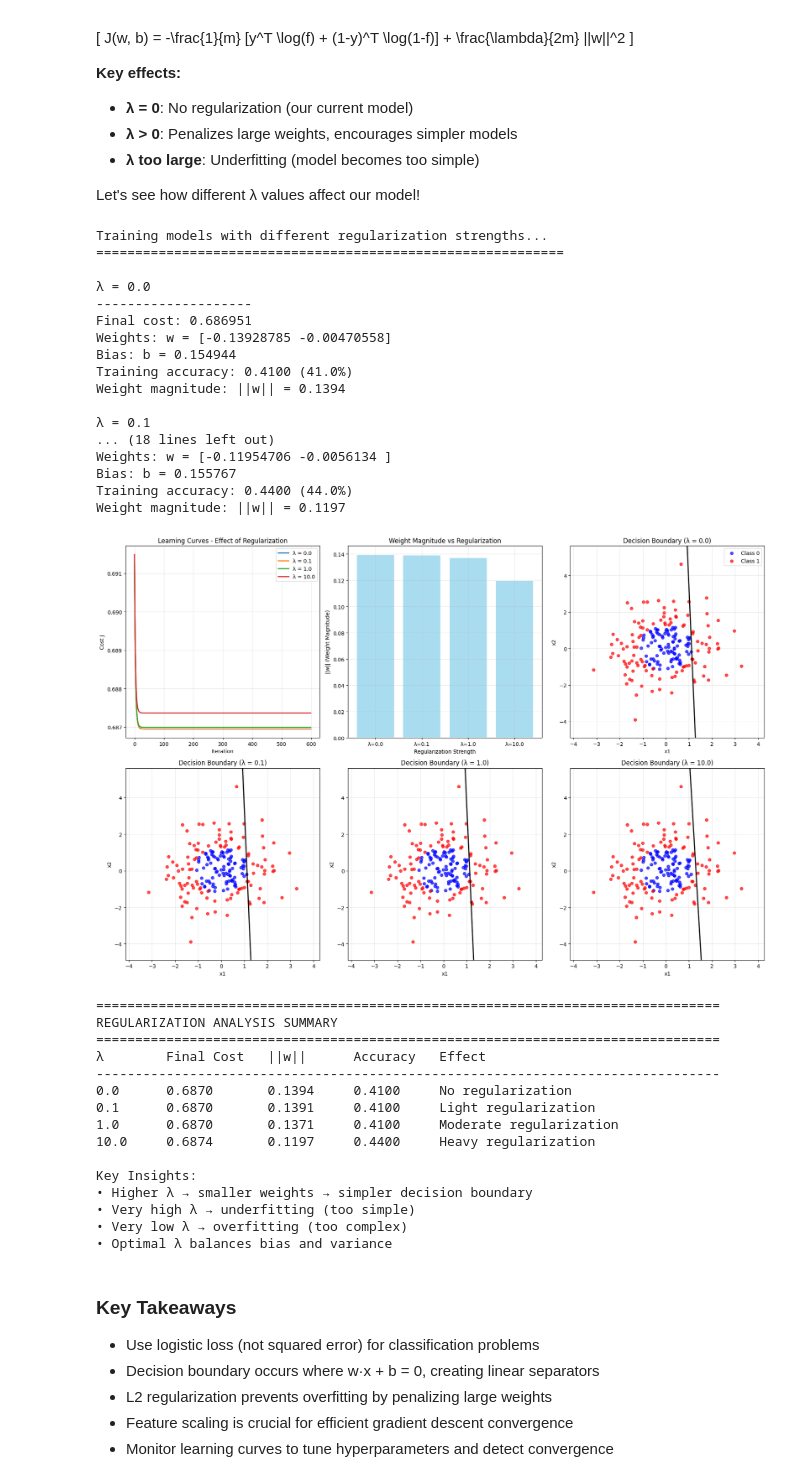
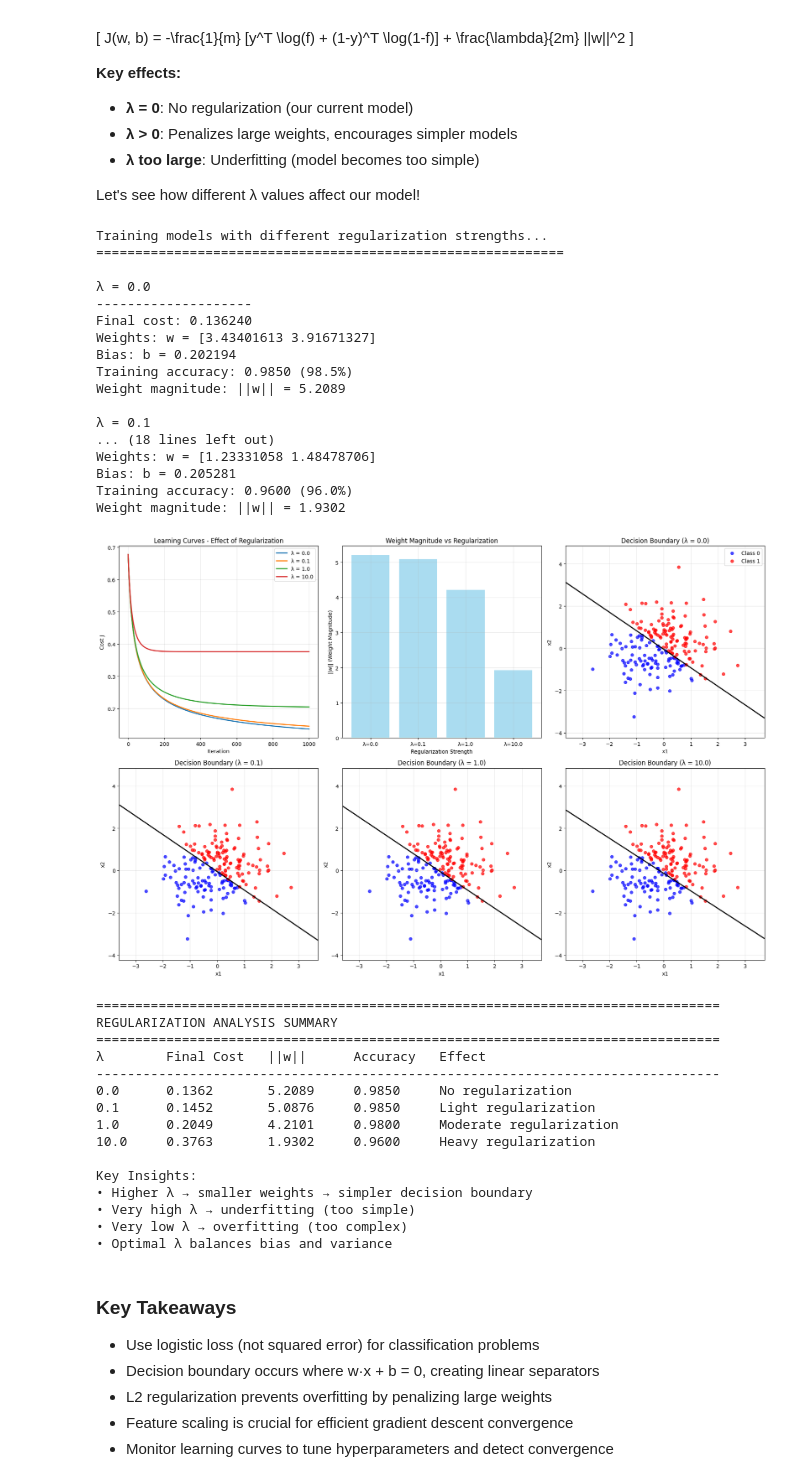
Before and after one commit to Krispy145/ml-foundations, a Jupyter notebook: notebooks/03-logistic-regression.ipynb, the cells around one changed output. Cells and saved outputs as stored; diff of their text form; code cells hidden in the pictures.

```diff
--- a/notebooks/03-logistic-regression.ipynb
+++ b/notebooks/03-logistic-regression.ipynb
@@ -118,12 +118,12 @@ np.random.seed(42)  # For reproducible results
 m = 200
 
 # Generate features
-x1 = np.random.normal(0.0, 1.2, size=m)
-x2 = np.random.normal(0.0, 1.2, size=m)
+x1 = np.random.normal(0.0, 1.0, size=m)
+x2 = np.random.normal(0.0, 1.0, size=m)
 
-# Create a non-linear decision boundary: circle
-# Points inside the circle (radius > 1.5) are class 1, outside are class 0
-y = ((x1**2 + x2**2) > 1.5).astype(int)
+# Create a linear decision boundary: x1 + x2 = 0
+# Points above the line (x1 + x2 > 0) are class 1, below are class 0
+y = (x1 + x2 > 0).astype(int)
 
 # Combine features into design matrix
 X = np.column_stack([x1, x2])
@@ -133,15 +133,14 @@ plt.figure(figsize=(10, 8))
 plt.scatter(X[y==0, 0], X[y==0, 1], s=50, label='Class 0', alpha=0.7, color='blue')
 plt.scatter(X[y==1, 0], X[y==1, 1], s=50, label='Class 1', alpha=0.7, color='red')
 
-# Draw the true decision boundary (circle)
-theta = np.linspace(0, 2*np.pi, 100)
-circle_x = np.sqrt(1.5) * np.cos(theta)
-circle_y = np.sqrt(1.5) * np.sin(theta)
-plt.plot(circle_x, circle_y, 'k--', linewidth=2, label='True decision boundary')
+# Draw the true decision boundary (line: x1 + x2 = 0)
+x_line = np.linspace(-3, 3, 100)
+y_line = -x_line  # x1 + x2 = 0, so x2 = -x1
+plt.plot(x_line, y_line, 'k--', linewidth=2, label='True decision boundary (x1 + x2 = 0)')
 
 plt.xlabel('x1')
 plt.ylabel('x2')
-plt.title('Synthetic Classification Dataset\n(Circular Decision Boundary)')
+plt.title('Synthetic Classification Dataset\n(Linear Decision Boundary)')
 plt.legend()
 plt.grid(True, alpha=0.3)
 plt.axis('equal')
@@ -360,7 +359,7 @@ Let's train our first logistic regression model and observe the learning curve.
 # %%
 # Train the model
 print("Training logistic regression model...")
-model = gradient_descent(X, y, alpha=0.5, iters=800, reg_lambda=0.0, verbose=True)
+model = gradient_descent(X, y, alpha=0.1, iters=1000, reg_lambda=0.0, verbose=True)
 
 # Plot learning curve
 plt.figure(figsize=(10, 6))
@@ -378,7 +377,7 @@ print(f"Final bias: b = {model['b']:.6f}")
 # Check convergence
 cost_change = model['J_hist'][-10] - model['J_hist'][-1]
 print(f"Cost change in last 10 iterations: {cost_change:.8f}")
-if cost_change < 1e-6:
+if cost_change < 1e-3:
     print("✅ Model has converged!")
 else:
     print("⚠️ Model may need more iterations or different learning rate")
@@ -516,7 +517,7 @@ for lam in lambdas:
     print("-" * 20)
 
     # Train model
-    out = gradient_descent(X, y, alpha=0.5, iters=600, reg_lambda=lam, verbose=False)
+    out = gradient_descent(X, y, alpha=0.1, iters=1000, reg_lambda=lam, verbose=False)
     results[lam] = out
 
     # Calculate accuracy
@@ -586,52 +587,52 @@ for lam in lambdas:
     cost = results[lam]['J_hist'][-1]
     w_mag = np.linalg.norm(results[lam]['w'])
     pred = sigmoid(X @ results[lam]['w'] + results[lam]['b']) >= 0.5
     acc = np.mean(pred == y)
 
     if lam == 0:
         effect = "No regularization"
     elif lam < 1:
         effect = "Light regularization"
     elif lam < 5:
         effect = "Moderate regularization"
     else:
         effect = "Heavy regularization"
 
     print(f"{lam:<8} {cost:<12.4f} {w_mag:<10.4f} {acc:<10.4f} {effect}")
 
 print("\nKey Insights:")
 print("• Higher λ → smaller weights → simpler decision boundary")
 print("• Very high λ → underfitting (too simple)")
 print("• Very low λ → overfitting (too complex)")
 print("• Optimal λ balances bias and variance")
 # %% [output]
 Training models with different regularization strengths...
 ============================================================
 
 λ = 0.0
 --------------------
-Final cost: 0.686951
-Weights: w = [-0.13928785 -0.00470558]
-Bias: b = 0.154944
-Training accuracy: 0.4100 (41.0%)
-Weight magnitude: ||w|| = 0.1394
+Final cost: 0.136240
+Weights: w = [3.43401613 3.91671327]
+Bias: b = 0.202194
+Training accuracy: 0.9850 (98.5%)
+Weight magnitude: ||w|| = 5.2089
 
 λ = 0.1
 ... (18 lines left out)
-Weights: w = [-0.11954706 -0.0056134 ]
-Bias: b = 0.155767
-Training accuracy: 0.4400 (44.0%)
-Weight magnitude: ||w|| = 0.1197
+Weights: w = [1.23331058 1.48478706]
+Bias: b = 0.205281
+Training accuracy: 0.9600 (96.0%)
+Weight magnitude: ||w|| = 1.9302
-[figure, old version]
+[figure, new version]
 ================================================================================
 REGULARIZATION ANALYSIS SUMMARY
 ================================================================================
 λ        Final Cost   ||w||      Accuracy   Effect
 --------------------------------------------------------------------------------
-0.0      0.6870       0.1394     0.4100     No regularization
-0.1      0.6870       0.1391     0.4100     Light regularization
-1.0      0.6870       0.1371     0.4100     Moderate regularization
-10.0     0.6874       0.1197     0.4400     Heavy regularization
+0.0      0.1362       5.2089     0.9850     No regularization
+0.1      0.1452       5.0876     0.9850     Light regularization
+1.0      0.2049       4.2101     0.9800     Moderate regularization
+10.0     0.3763       1.9302     0.9600     Heavy regularization
 
 Key Insights:
 • Higher λ → smaller weights → simpler decision boundary
```
Also changed, not shown: parts of 5 cells of this notebook.
